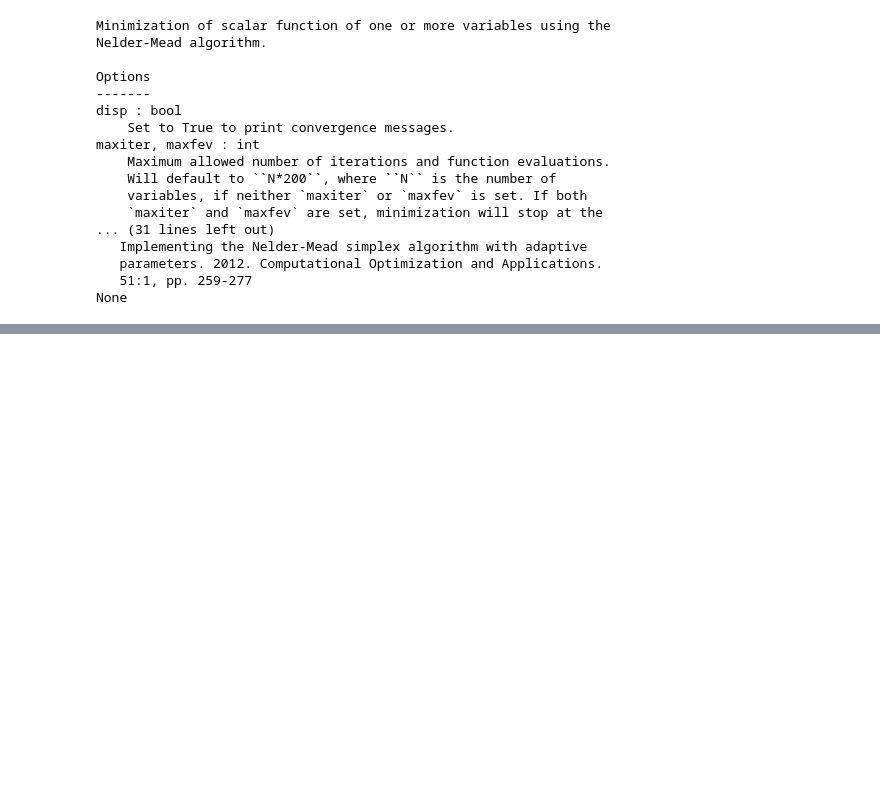
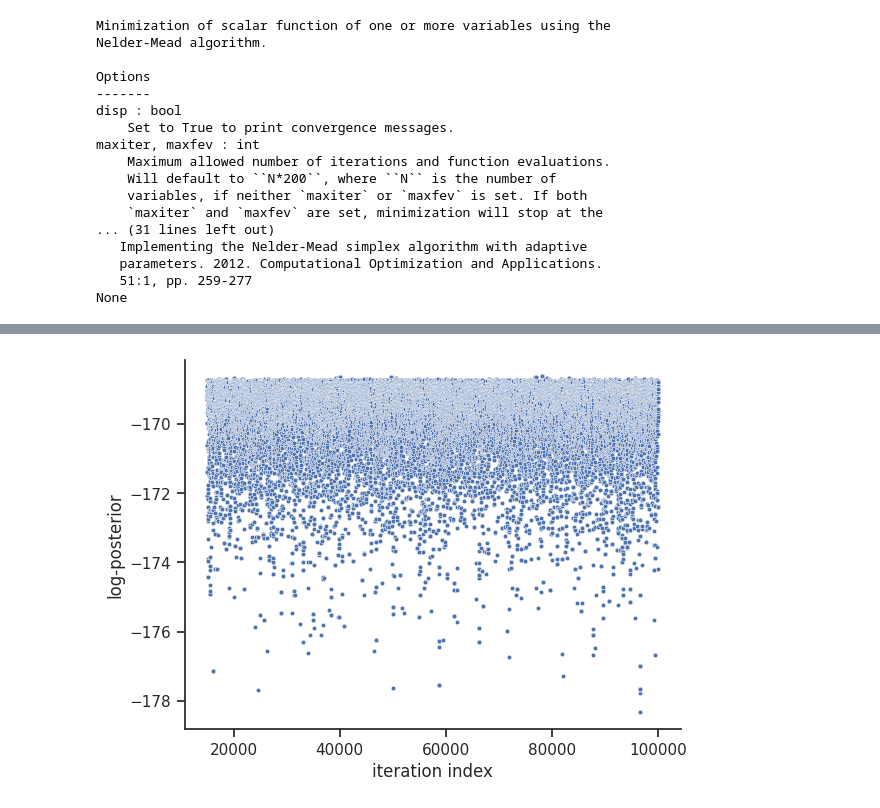
Before and after one commit to LarkinIt/BayesianBenchmark, a Jupyter notebook: test_pipeline.ipynb, the cells around one changed output, grey strips where cells are left out. Saved outputs shown, nothing was run; the diff lists cells and outputs as text; code cells hidden in the pictures; blank space fills up the shorter version.

```diff
--- a/test_pipeline.ipynb
+++ b/test_pipeline.ipynb
@@ -179,0 +163,4 @@ ax = visualize.sampling_scatter(result, size=[13, 6])
+# %%
+ax = visualize.sampling_fval_traces(result)
+# %% [output]
+[figure, added]
```
Also changed, not shown: parts of 16 cells of this notebook.
